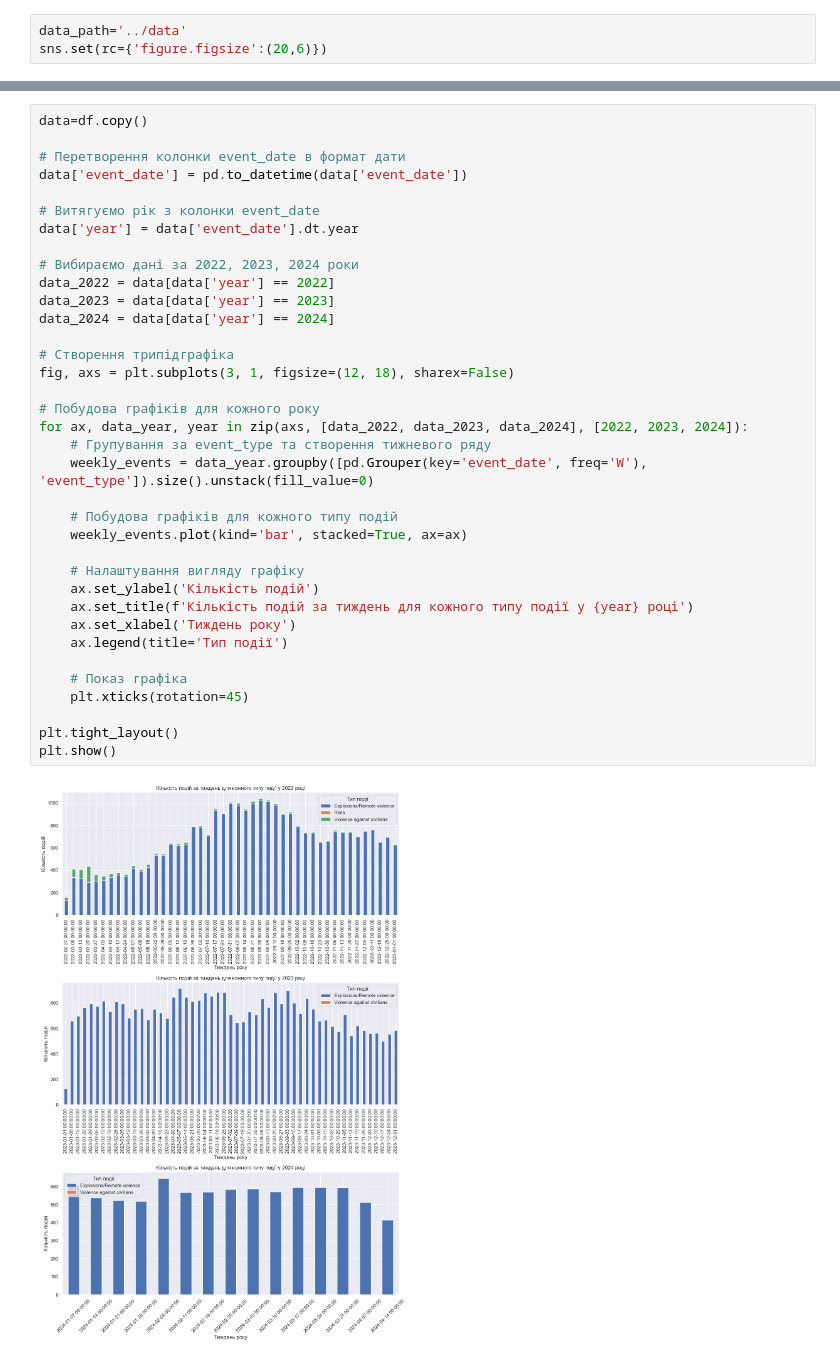
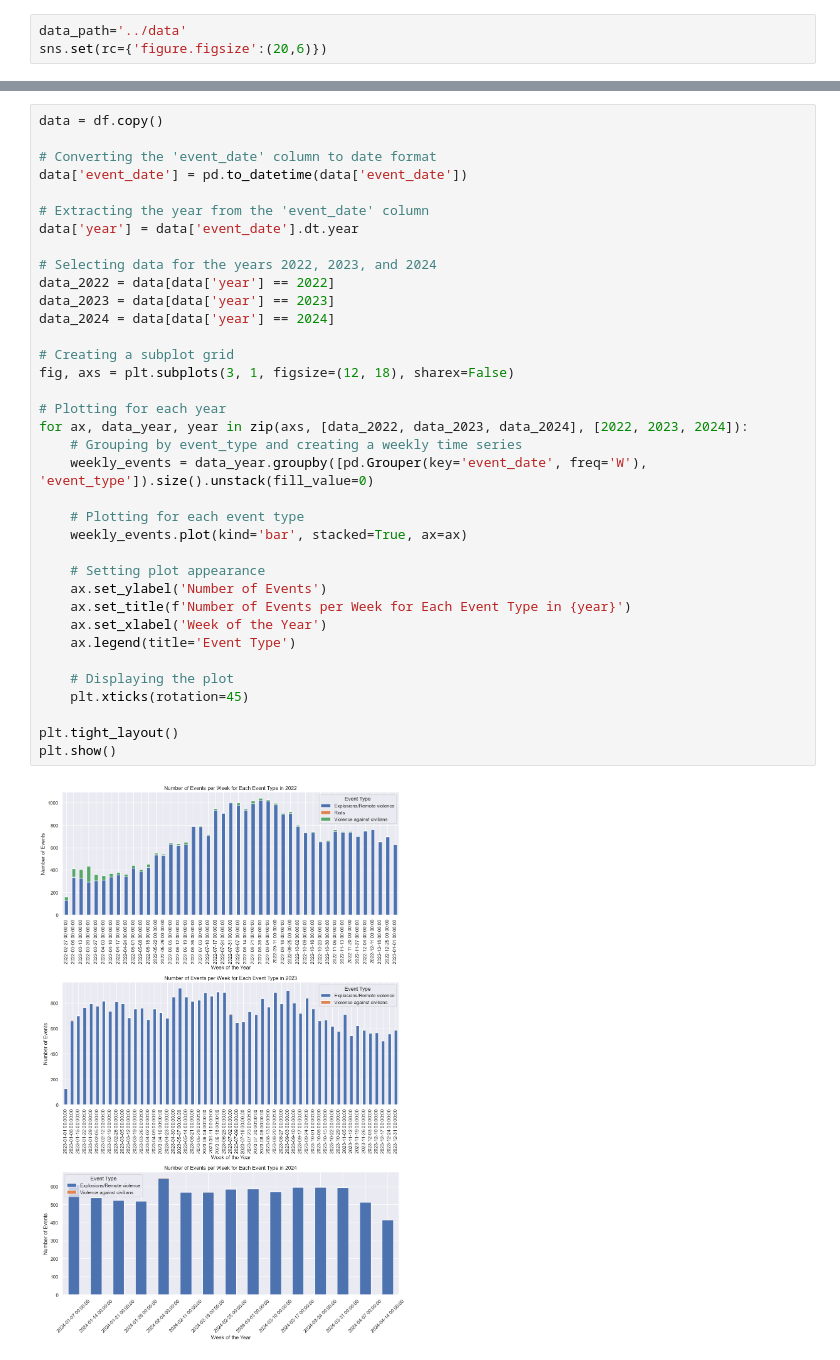
Before and after one commit to AnnaShliapkina/Ukraine_under_attack, a Jupyter notebook: Analysis/analysis.ipynb, the cells around one changed output, grey strips where cells are left out. Saved outputs shown, nothing was run; the diff lists cells and outputs as text.

```diff
--- a/Analysis/analysis.ipynb
+++ b/Analysis/analysis.ipynb
@@ -217,38 +236,38 @@ Explosive events per day: 0.6632
 # %%
-data=df.copy()
+data = df.copy()
 
-# Перетворення колонки event_date в формат дати
+# Converting the 'event_date' column to date format
 data['event_date'] = pd.to_datetime(data['event_date'])
 
-# Витягуємо рік з колонки event_date
+# Extracting the year from the 'event_date' column
 data['year'] = data['event_date'].dt.year
 
-# Вибираємо дані за 2022, 2023, 2024 роки
+# Selecting data for the years 2022, 2023, and 2024
 data_2022 = data[data['year'] == 2022]
 data_2023 = data[data['year'] == 2023]
 data_2024 = data[data['year'] == 2024]
 
-# Створення трипідграфіка
+# Creating a subplot grid
 fig, axs = plt.subplots(3, 1, figsize=(12, 18), sharex=False)
 
-# Побудова графіків для кожного року
+# Plotting for each year
 for ax, data_year, year in zip(axs, [data_2022, data_2023, data_2024], [2022, 2023, 2024]):
-    # Групування за event_type та створення тижневого ряду
+    # Grouping by event_type and creating a weekly time series
     weekly_events = data_year.groupby([pd.Grouper(key='event_date', freq='W'), 'event_type']).size().unstack(fill_value=0)
 
-    # Побудова графіків для кожного типу подій
+    # Plotting for each event type
     weekly_events.plot(kind='bar', stacked=True, ax=ax)
 
-    # Налаштування вигляду графіку
-    ax.set_ylabel('Кількість подій')
-    ax.set_title(f'Кількість подій за тиждень для кожного типу події у {year} році')
-    ax.set_xlabel('Тиждень року')
-    ax.legend(title='Тип події')
+    # Setting plot appearance
+    ax.set_ylabel('Number of Events')
+    ax.set_title(f'Number of Events per Week for Each Event Type in {year}')
+    ax.set_xlabel('Week of the Year')
+    ax.legend(title='Event Type')
 
-    # Показ графіка
+    # Displaying the plot
     plt.xticks(rotation=45)
 
 plt.tight_layout()
 plt.show()
 # %% [output]
-[figure, old version]
+[figure, new version]
```
Also changed, not shown: parts of 8 cells of this notebook, 4 other files.
